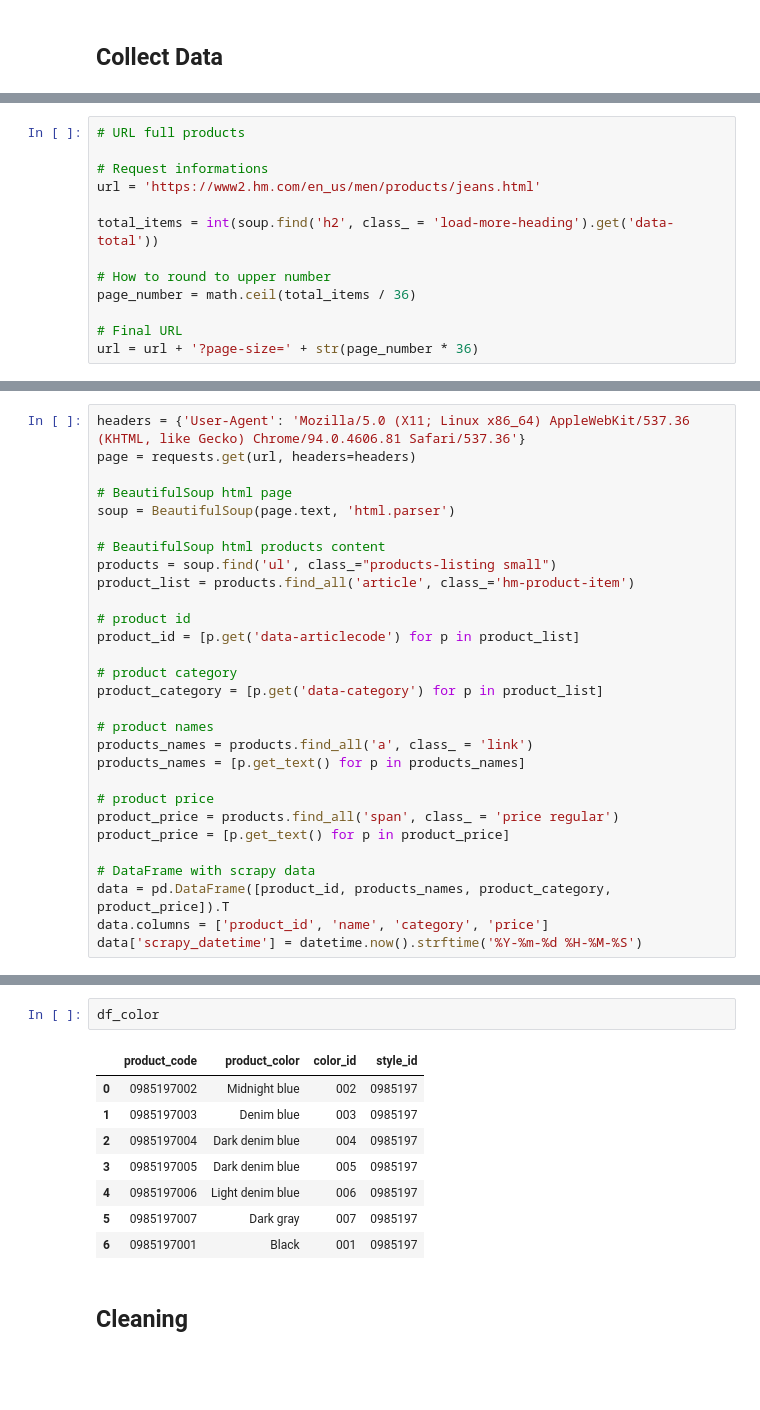
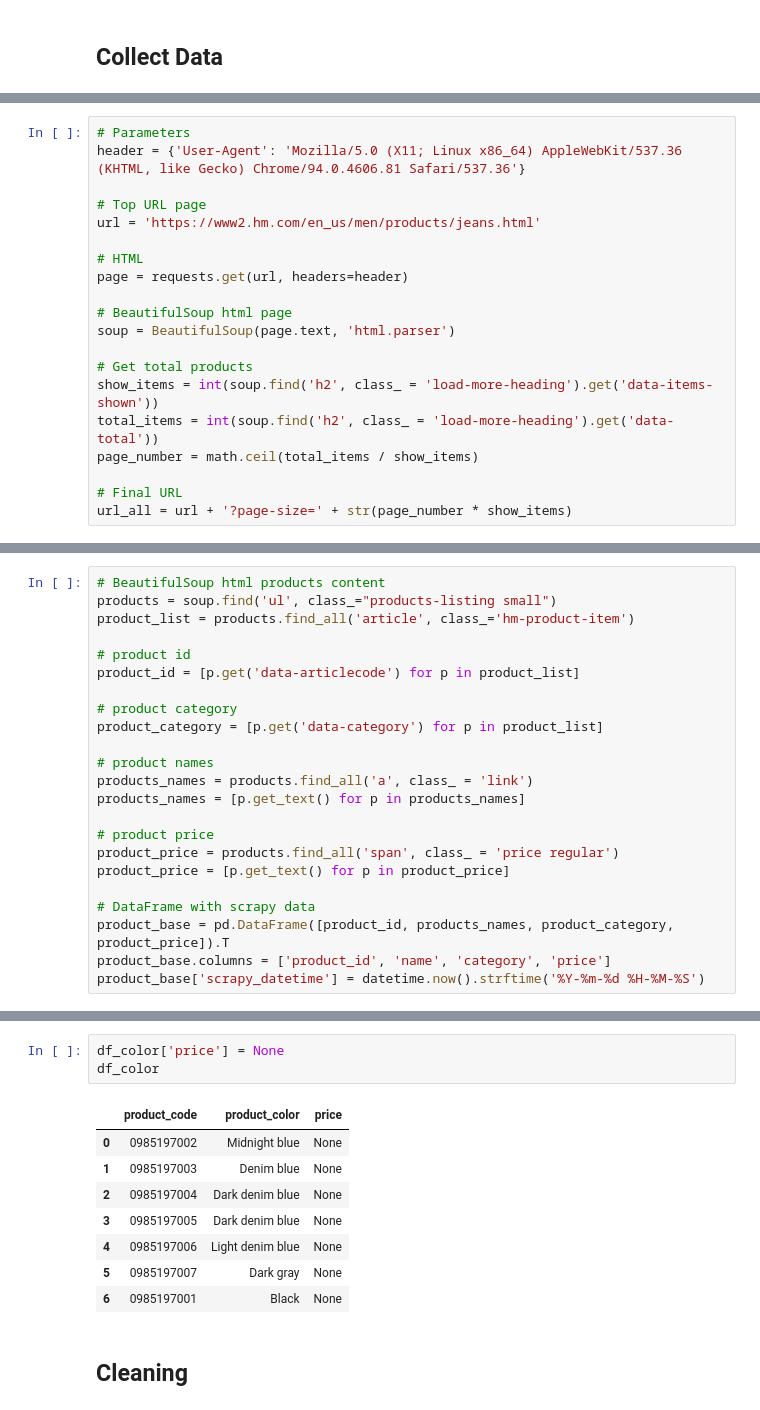
Before and after one commit to MarcosRMG/ds_ao_dev, a Jupyter notebook: notebooks/DS ao DEV.ipynb, the cells around one changed output, grey strips where cells are left out. Saved outputs shown, nothing was run; the diff lists cells and outputs as text; blank space fills up the shorter version.

```diff
--- a/notebooks/DS ao DEV.ipynb
+++ b/notebooks/DS ao DEV.ipynb
@@ -2004,13 +2006,20 @@ pd.read_sql(q, conn)
 # %%
-# URL full products
+# Parameters
+header = {'User-Agent': 'Mozilla/5.0 (X11; Linux x86_64) AppleWebKit/537.36 (KHTML, like Gecko) Chrome/94.0.4606.81 Safari/537.36'}
 
-# Request informations
+# Top URL page
 url = 'https://www2.hm.com/en_us/men/products/jeans.html'
 
+# HTML
+page = requests.get(url, headers=header)
+
+# BeautifulSoup html page
+soup = BeautifulSoup(page.text, 'html.parser')
+
+# Get total products
+show_items = int(soup.find('h2', class_ = 'load-more-heading').get('data-items-shown'))
 total_items = int(soup.find('h2', class_ = 'load-more-heading').get('data-total'))
-
-# How to round to upper number
-page_number = math.ceil(total_items / 36)
+page_number = math.ceil(total_items / show_items)
 
 # Final URL
-url = url + '?page-size=' + str(page_number * 36)
+url_all = url + '?page-size=' + str(page_number * show_items)
@@ -2017,10 +2028,4 @@ url = url + '?page-size=' + str(page_number * 36)
 # %%
-headers = {'User-Agent': 'Mozilla/5.0 (X11; Linux x86_64) AppleWebKit/537.36 (KHTML, like Gecko) Chrome/94.0.4606.81 Safari/537.36'}
-page = requests.get(url, headers=headers)
-
-# BeautifulSoup html page
-soup = BeautifulSoup(page.text, 'html.parser')
-
 # BeautifulSoup html products content
 products = soup.find('ul', class_="products-listing small")
 product_list = products.find_all('article', class_='hm-product-item')
@@ -2040,6 +2045,6 @@ product_price = products.find_all('span', class_ = 'price regular')
 product_price = [p.get_text() for p in product_price]
 
 # DataFrame with scrapy data
-data = pd.DataFrame([product_id, products_names, product_category, product_price]).T
-data.columns = ['product_id', 'name', 'category', 'price']
-data['scrapy_datetime'] = datetime.now().strftime('%Y-%m-%d %H-%M-%S')
+product_base = pd.DataFrame([product_id, products_names, product_category, product_price]).T
+product_base.columns = ['product_id', 'name', 'category', 'price']
+product_base['scrapy_datetime'] = datetime.now().strftime('%Y-%m-%d %H-%M-%S')
@@ -2132,14 +2123,15 @@ df_composition
-# %%
-df_color
-# %% [output]
-|  | product_code | product_color | color_id | style_id |
-| 0 | 0985197002 | Midnight blue | 002 | 0985197 |
-| 1 | 0985197003 | Denim blue | 003 | 0985197 |
-| 2 | 0985197004 | Dark denim blue | 004 | 0985197 |
-| 3 | 0985197005 | Dark denim blue | 005 | 0985197 |
-| 4 | 0985197006 | Light denim blue | 006 | 0985197 |
-| 5 | 0985197007 | Dark gray | 007 | 0985197 |
-| 6 | 0985197001 | Black | 001 | 0985197 |
+# %%
+df_color['price'] = None
+df_color
+# %% [output]
+|  | product_code | product_color | price |
+| 0 | 0985197002 | Midnight blue | None |
+| 1 | 0985197003 | Denim blue | None |
+| 2 | 0985197004 | Dark denim blue | None |
+| 3 | 0985197005 | Dark denim blue | None |
+| 4 | 0985197006 | Light denim blue | None |
+| 5 | 0985197007 | Dark gray | None |
+| 6 | 0985197001 | Black | None |
 # %% [markdown]
 ## Cleaning
 # %%
```
Also changed, not shown: parts of 5 cells of this notebook.
